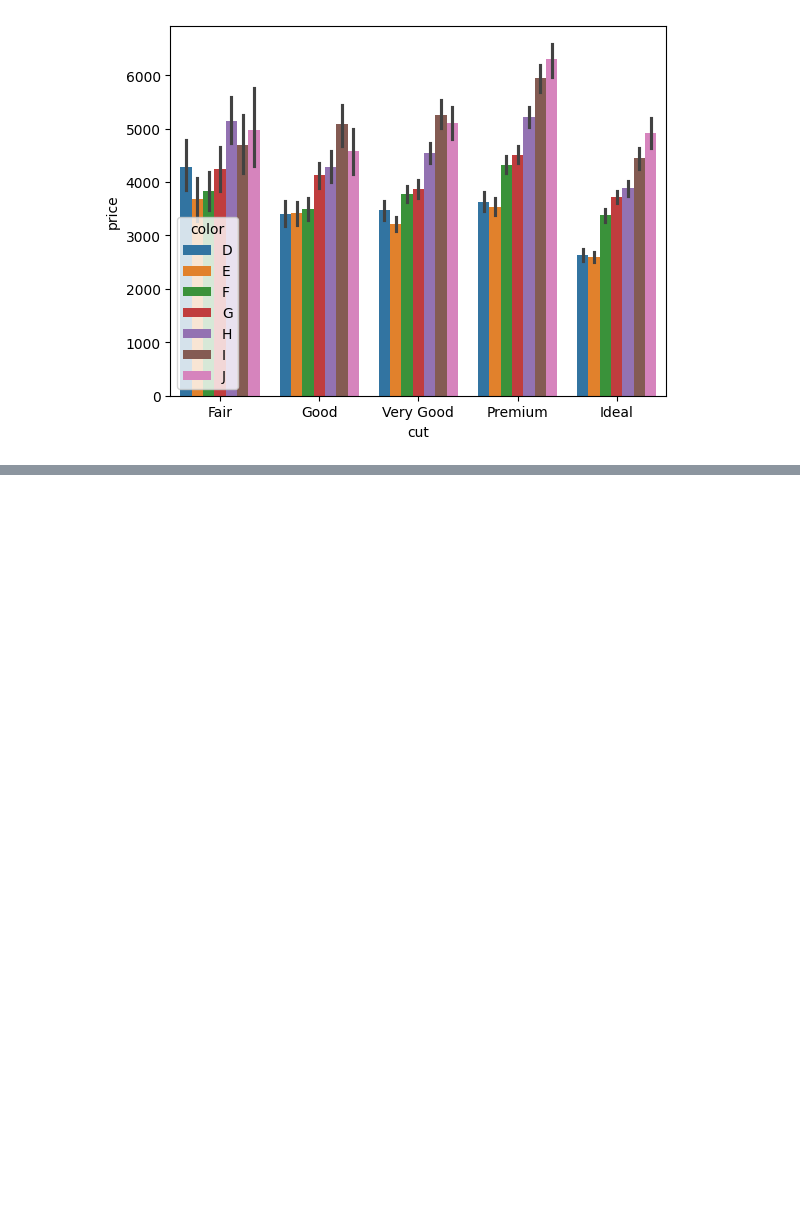
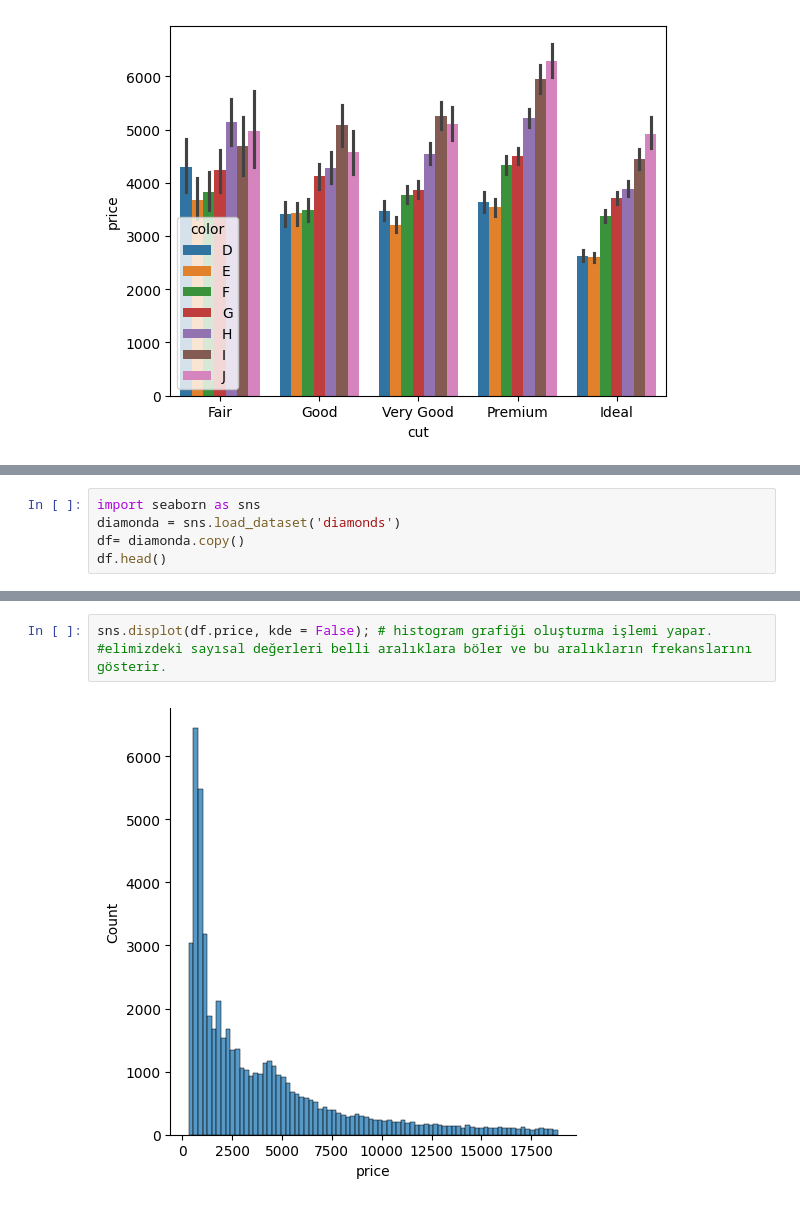
Before and after one commit to BedirhanE/YapayZeka_ve_VeriBilimi, a Jupyter notebook: Data_Visualization2.ipynb, the cells around one changed output, grey strips where cells are left out. Drawn from its saved outputs; the diff is of its cells as text; blank space fills up the shorter version.

```diff
--- a/Data_Visualization2.ipynb
+++ b/Data_Visualization2.ipynb
@@ -31,0 +53,5 @@ amaç büyük resme erişmek
+# %%
+import seaborn as sns
+diamonda = sns.load_dataset('diamonds')
+df= diamonda.copy()
+df.head()
@@ -31,0 +65,5 @@ amaç büyük resme erişmek
+# %%
+sns.displot(df.price, kde = False); # histogram grafiği oluşturma işlemi yapar.
+#elimizdeki sayısal değerleri belli aralıklara böler ve bu aralıkların frekanslarını gösterir.
+# %% [output]
+[figure, added]
```
Also changed, not shown: parts of 25 cells of this notebook.
